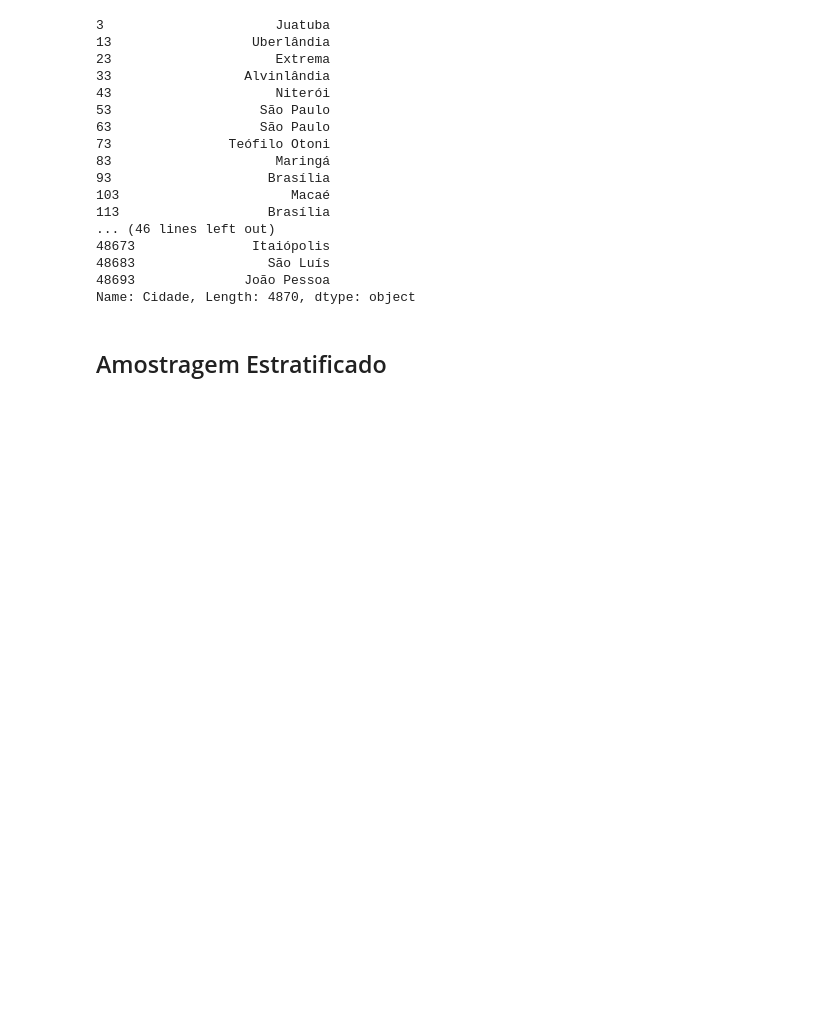
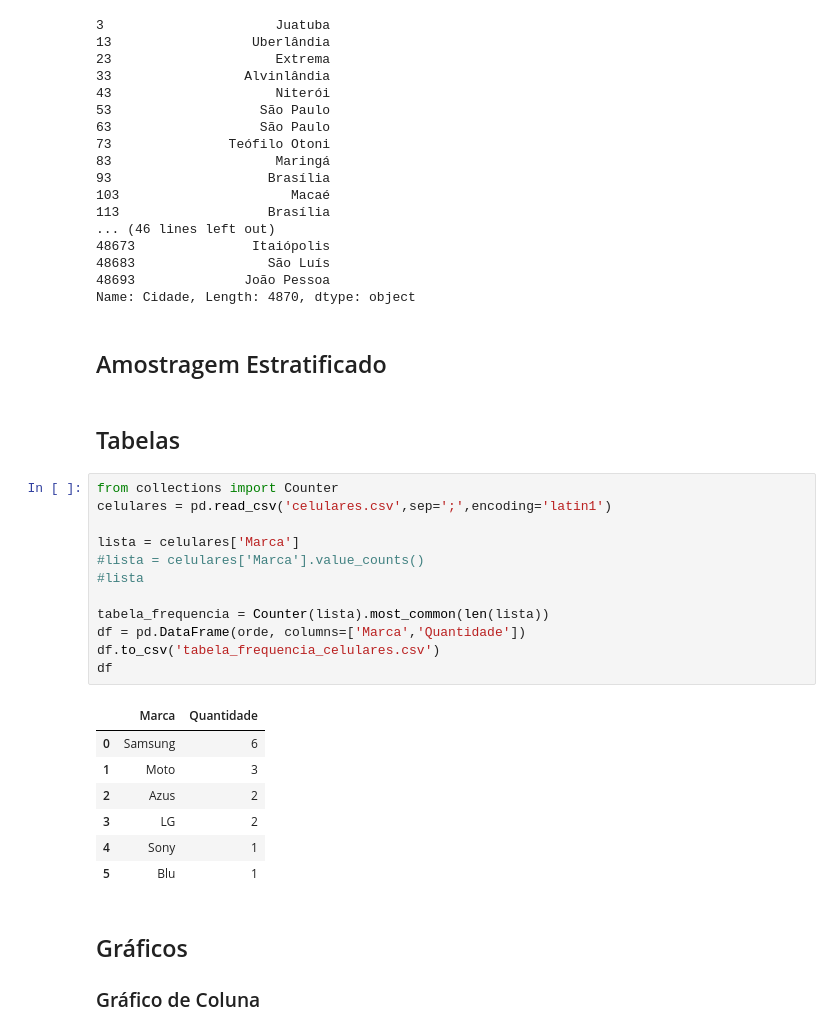
Before and after one commit to marcostark/estatistica-exploratoria, a Jupyter notebook: statistics.ipynb, the cells around one changed output. Drawn from its saved outputs; the diff is of its cells as text; blank space fills up the shorter version.

```diff
--- a/statistics.ipynb
+++ b/statistics.ipynb
@@ -109,3 +111,29 @@ print(sistematica)
 Name: Cidade, Length: 4870, dtype: object
 # %% [markdown]
 ## Amostragem Estratificado
+# %% [markdown]
+## Tabelas
+# %%
+from collections import Counter
+celulares = pd.read_csv('celulares.csv',sep=';',encoding='latin1')
+
+lista = celulares['Marca']
+#lista = celulares['Marca'].value_counts()
+#lista
+
+tabela_frequencia = Counter(lista).most_common(len(lista))
+df = pd.DataFrame(orde, columns=['Marca','Quantidade'])
+df.to_csv('tabela_frequencia_celulares.csv')
+df
+# %% [output]
+|  | Marca | Quantidade |
+| 0 | Samsung | 6 |
+| 1 | Moto | 3 |
+| 2 | Azus | 2 |
+| 3 | LG | 2 |
+| 4 | Sony | 1 |
+| 5 | Blu | 1 |
+# %% [markdown]
+## Gráficos
+
+### Gráfico de Coluna
```
Also changed, not shown: parts of 6 cells of this notebook, 3 other files.
